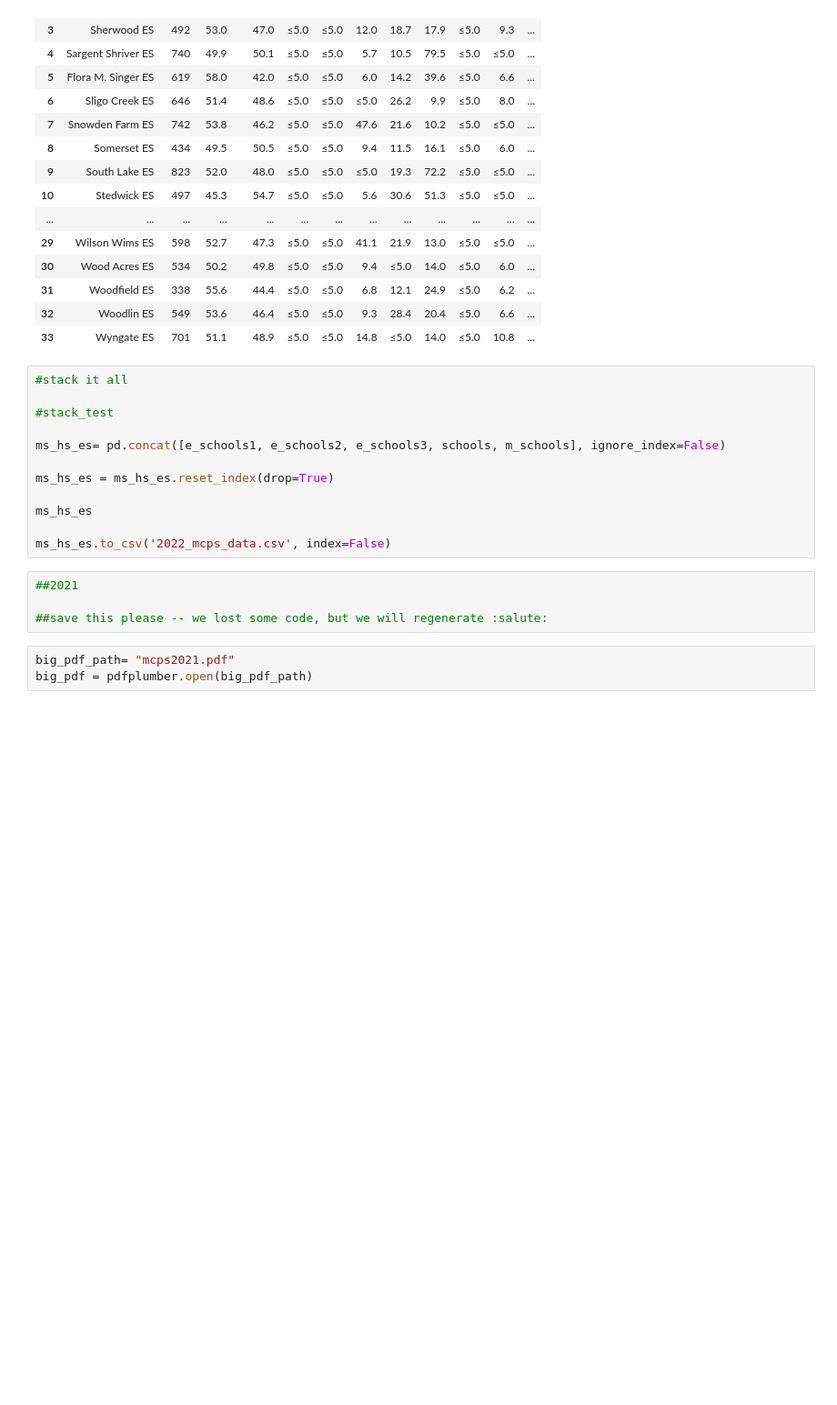
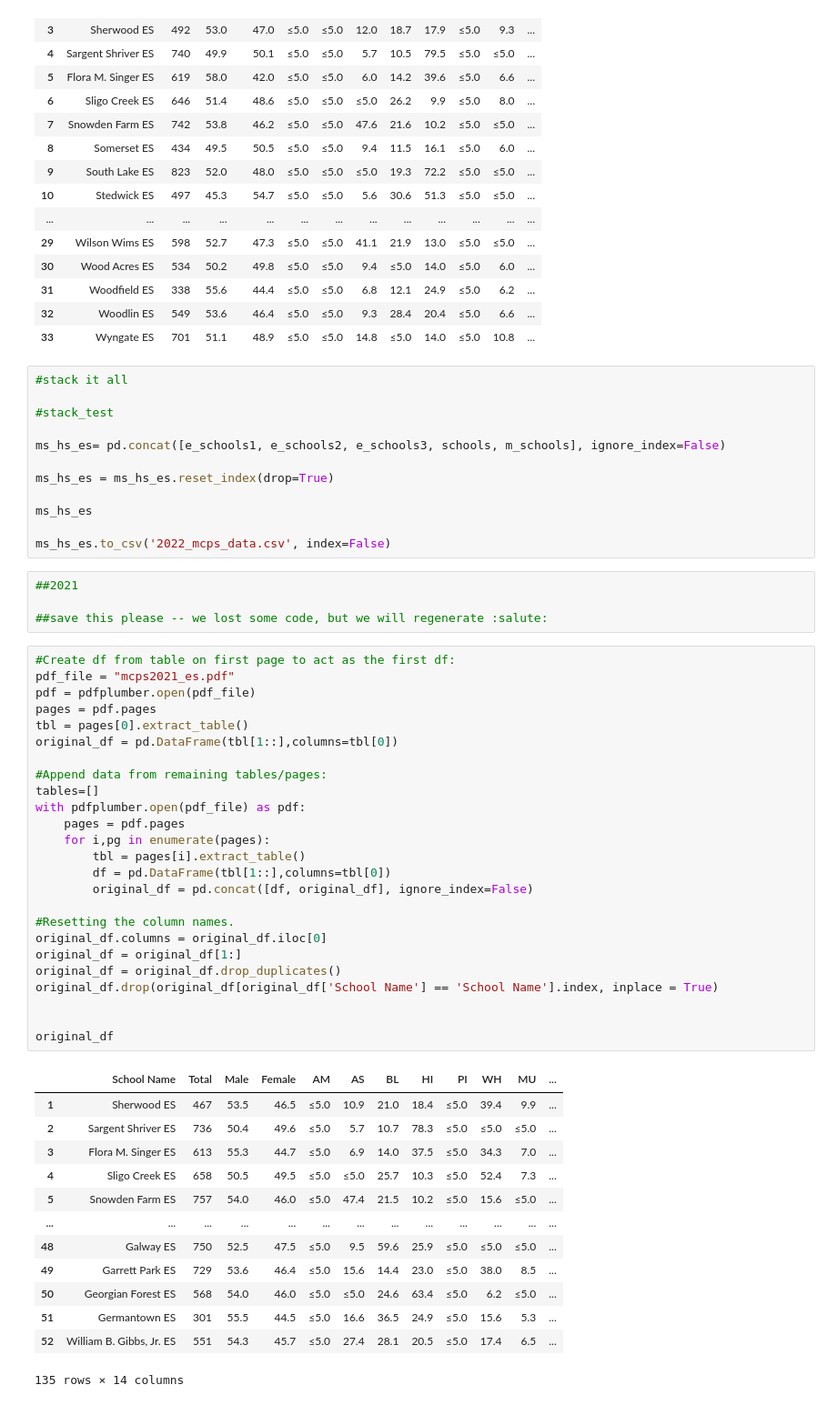
Before and after one commit to rinatorch/mcps_scrape, a Jupyter notebook: hello_jupyter.ipynb, the cells around one changed output. Shown at 91% size. Drawn from its saved outputs; the diff is of its cells as text; blank space fills up the shorter version.

```diff
--- a/hello_jupyter.ipynb
+++ b/hello_jupyter.ipynb
@@ -297,5 +298,41 @@ ms_hs_es.to_csv('2022_mcps_data.csv', index=False)
 
 ##save this please -- we lost some code, but we will regenerate :salute:
 # %%
-big_pdf_path= "mcps2021.pdf"
-big_pdf = pdfplumber.open(big_pdf_path)
+#Create df from table on first page to act as the first df:
+pdf_file = "mcps2021_es.pdf"
+pdf = pdfplumber.open(pdf_file)
+pages = pdf.pages
+tbl = pages[0].extract_table()
+original_df = pd.DataFrame(tbl[1::],columns=tbl[0])
+
+#Append data from remaining tables/pages:
+tables=[]
+with pdfplumber.open(pdf_file) as pdf:
+    pages = pdf.pages
+    for i,pg in enumerate(pages):
+        tbl = pages[i].extract_table()
+        df = pd.DataFrame(tbl[1::],columns=tbl[0])
+        original_df = pd.concat([df, original_df], ignore_index=False)
+
+#Resetting the column names.
+original_df.columns = original_df.iloc[0]
+original_df = original_df[1:]
+original_df = original_df.drop_duplicates()
+original_df.drop(original_df[original_df['School Name'] == 'School Name'].index, inplace = True)
+
+
+original_df
+# %% [output]
+|  | School Name | Total | Male | Female | AM | AS | BL | HI | PI | WH | MU | ... |
+| 1 | Sherwood ES | 467 | 53.5 | 46.5 | ≤5.0 | 10.9 | 21.0 | 18.4 | ≤5.0 | 39.4 | 9.9 | ... |
+| 2 | Sargent Shriver ES | 736 | 50.4 | 49.6 | ≤5.0 | 5.7 | 10.7 | 78.3 | ≤5.0 | ≤5.0 | ≤5.0 | ... |
+| 3 | Flora M. Singer ES | 613 | 55.3 | 44.7 | ≤5.0 | 6.9 | 14.0 | 37.5 | ≤5.0 | 34.3 | 7.0 | ... |
+| 4 | Sligo Creek ES | 658 | 50.5 | 49.5 | ≤5.0 | ≤5.0 | 25.7 | 10.3 | ≤5.0 | 52.4 | 7.3 | ... |
+| 5 | Snowden Farm ES | 757 | 54.0 | 46.0 | ≤5.0 | 47.4 | 21.5 | 10.2 | ≤5.0 | 15.6 | ≤5.0 | ... |
+| ... | ... | ... | ... | ... | ... | ... | ... | ... | ... | ... | ... | ... |
+| 48 | Galway ES | 750 | 52.5 | 47.5 | ≤5.0 | 9.5 | 59.6 | 25.9 | ≤5.0 | ≤5.0 | ≤5.0 | ... |
+| 49 | Garrett Park ES | 729 | 53.6 | 46.4 | ≤5.0 | 15.6 | 14.4 | 23.0 | ≤5.0 | 38.0 | 8.5 | ... |
+| 50 | Georgian Forest ES | 568 | 54.0 | 46.0 | ≤5.0 | ≤5.0 | 24.6 | 63.4 | ≤5.0 | 6.2 | ≤5.0 | ... |
+| 51 | Germantown ES | 301 | 55.5 | 44.5 | ≤5.0 | 16.6 | 36.5 | 24.9 | ≤5.0 | 15.6 | 5.3 | ... |
+| 52 | William B. Gibbs, Jr. ES | 551 | 54.3 | 45.7 | ≤5.0 | 27.4 | 28.1 | 20.5 | ≤5.0 | 17.4 | 6.5 | ... |
+135 rows × 14 columns
```
Also changed, not shown: parts of 5 cells of this notebook, 1 other file.
